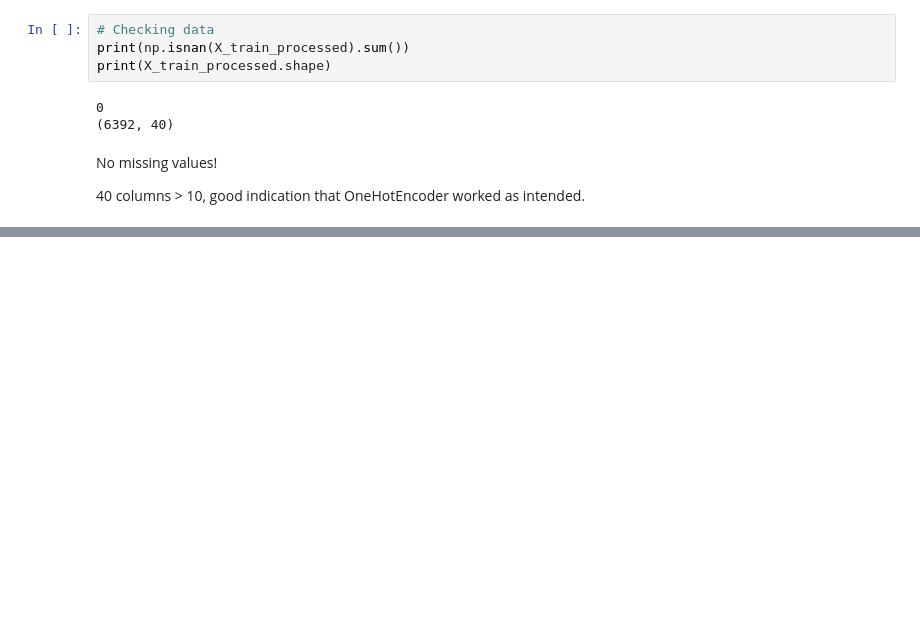
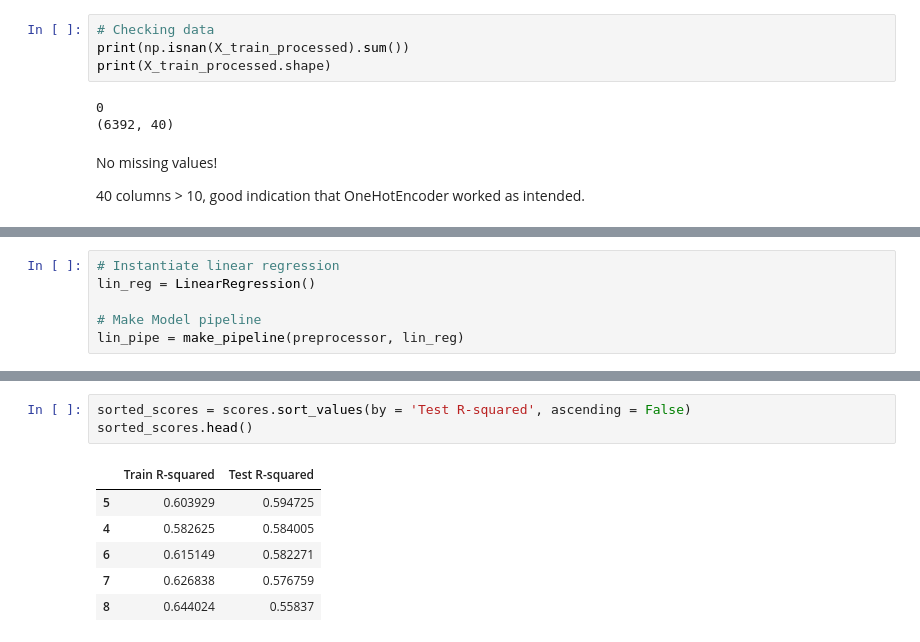
Before and after one commit to JLMuehlbauer/food-sales-prediction, a Jupyter notebook: Project1_Part5_JacksonMuehlbauer.ipynb, the cells around one changed output, grey strips where cells are left out. Drawn from its saved outputs; the diff is of its cells as text; blank space fills up the shorter version.

```diff
--- a/Project1_Part5_JacksonMuehlbauer.ipynb
+++ b/Project1_Part5_JacksonMuehlbauer.ipynb
@@ -272,0 +280,6 @@ No missing values!
+# %%
+# Instantiate linear regression
+lin_reg = LinearRegression()
+
+# Make Model pipeline
+lin_pipe = make_pipeline(preprocessor, lin_reg)
@@ -272,0 +409,10 @@ No missing values!
+# %%
+sorted_scores = scores.sort_values(by = 'Test R-squared', ascending = False)
+sorted_scores.head()
+# %% [output]
+|  | Train R-squared | Test R-squared |
+| 5 | 0.603929 | 0.594725 |
+| 4 | 0.582625 | 0.584005 |
+| 6 | 0.615149 | 0.582271 |
+| 7 | 0.626838 | 0.576759 |
+| 8 | 0.644024 | 0.55837 |
```
Also changed, not shown: parts of 22 cells of this notebook.
